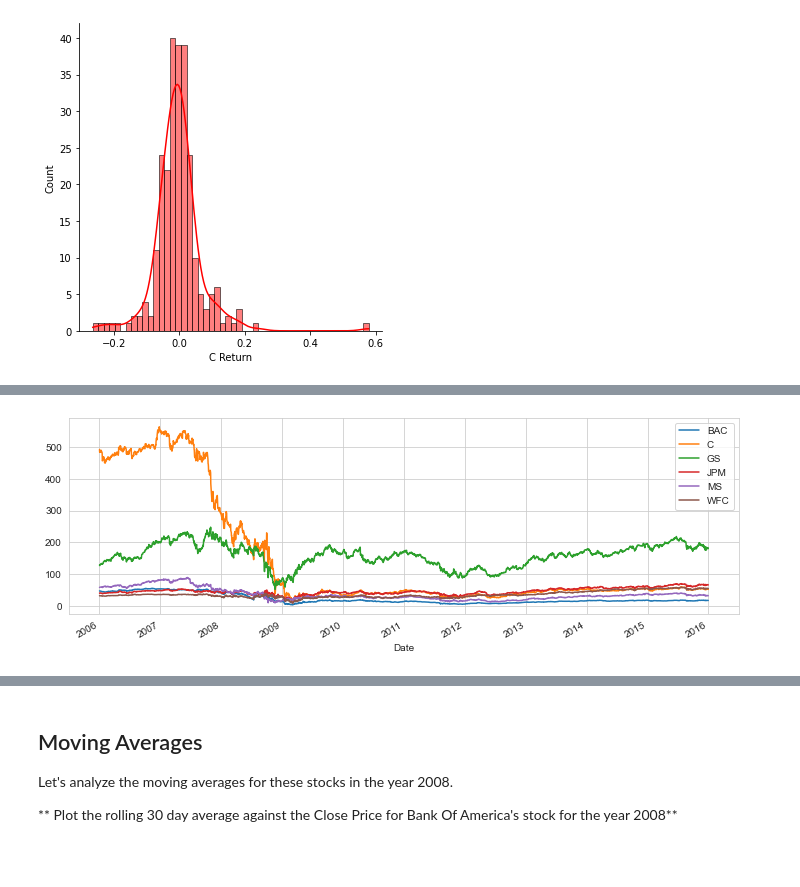
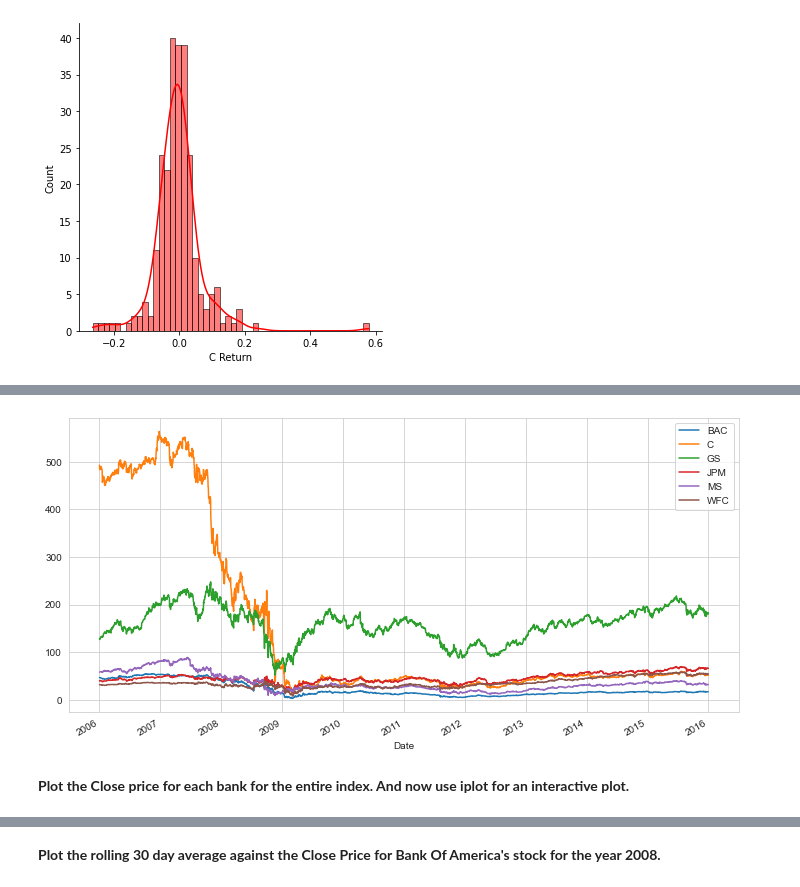
Before and after one commit to aseemm/ml, a Jupyter notebook: Finance.ipynb, the cells around one changed output, grey strips where cells are left out. Drawn from its saved outputs; the diff is of its cells as text; code cells hidden in the pictures; blank space fills up the shorter version.

```diff
--- a/Finance.ipynb
+++ b/Finance.ipynb
@@ -269,17 +187,15 @@ bank_stocks.xs(key='Close', axis=1, level='Stock Info').plot()
 # %%
 for tick in tickers:
-    bank_stocks[tick]['Close'].plot(label=tick, figsize=(12,4),legend=True)
+    bank_stocks[tick]['Close'].plot(label=tick, figsize=(12,6),legend=True)
 # %% [output]
-[figure, old version]
+[figure, new version]
+# %% [markdown]
+**Plot the Close price for each bank for the entire index. And now use iplot for an interactive plot.**
 # %%
 bank_stocks.xs(key='Close', axis=1, level='Stock Info').iplot()
 # %% [output]
 [interactive output not drawn]
 # %% [markdown]
-## Moving Averages
-
-Let's analyze the moving averages for these stocks in the year 2008.
-
-** Plot the rolling 30 day average against the Close Price for Bank Of America's stock for the year 2008**
+**Plot the rolling 30 day average against the Close Price for Bank Of America's stock for the year 2008.**
 # %%
 BAC['Close'].loc['2008-01-01':'2009-01-01'].rolling(window=30).mean().plot(label='30 day moving average')
```
Also changed, not shown: parts of 52 cells of this notebook, 2 other files.
